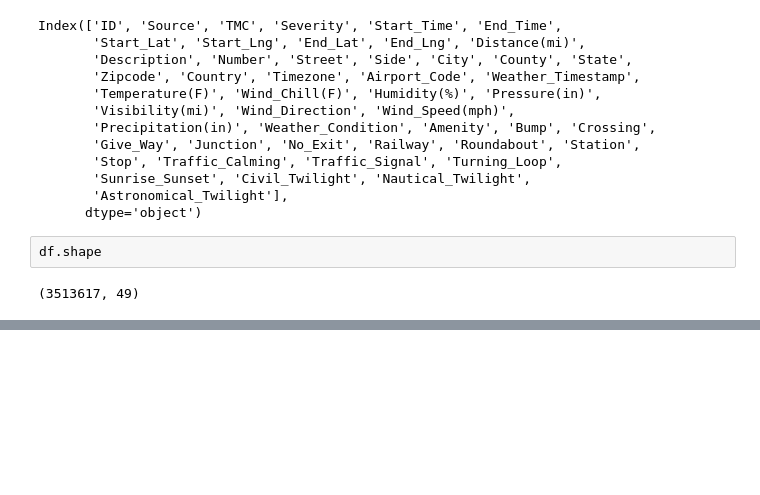
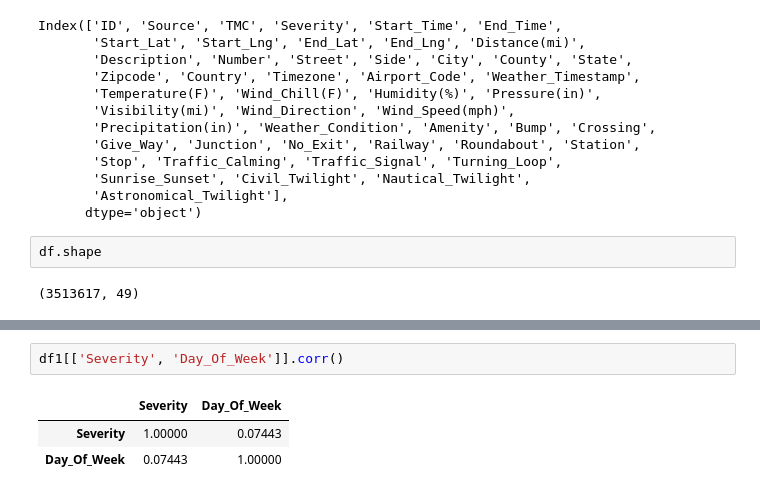
Before and after one commit to skc46/Coursera_Capstone, a Jupyter notebook: scripts/notebook.ipynb, the cells around one changed output, grey strips where cells are left out. Saved outputs shown, nothing was run; the diff lists cells and outputs as text; blank space fills up the shorter version.

```diff
--- a/scripts/notebook.ipynb
+++ b/scripts/notebook.ipynb
@@ -38,0 +111,6 @@ df.shape
+# %%
+df1[['Severity', 'Day_Of_Week']].corr()
+# %% [output]
+|  | Severity | Day_Of_Week |
+| Severity | 1.00000 | 0.07443 |
+| Day_Of_Week | 0.07443 | 1.00000 |
```
Also changed, not shown: parts of 19 cells of this notebook, 2 other files.
